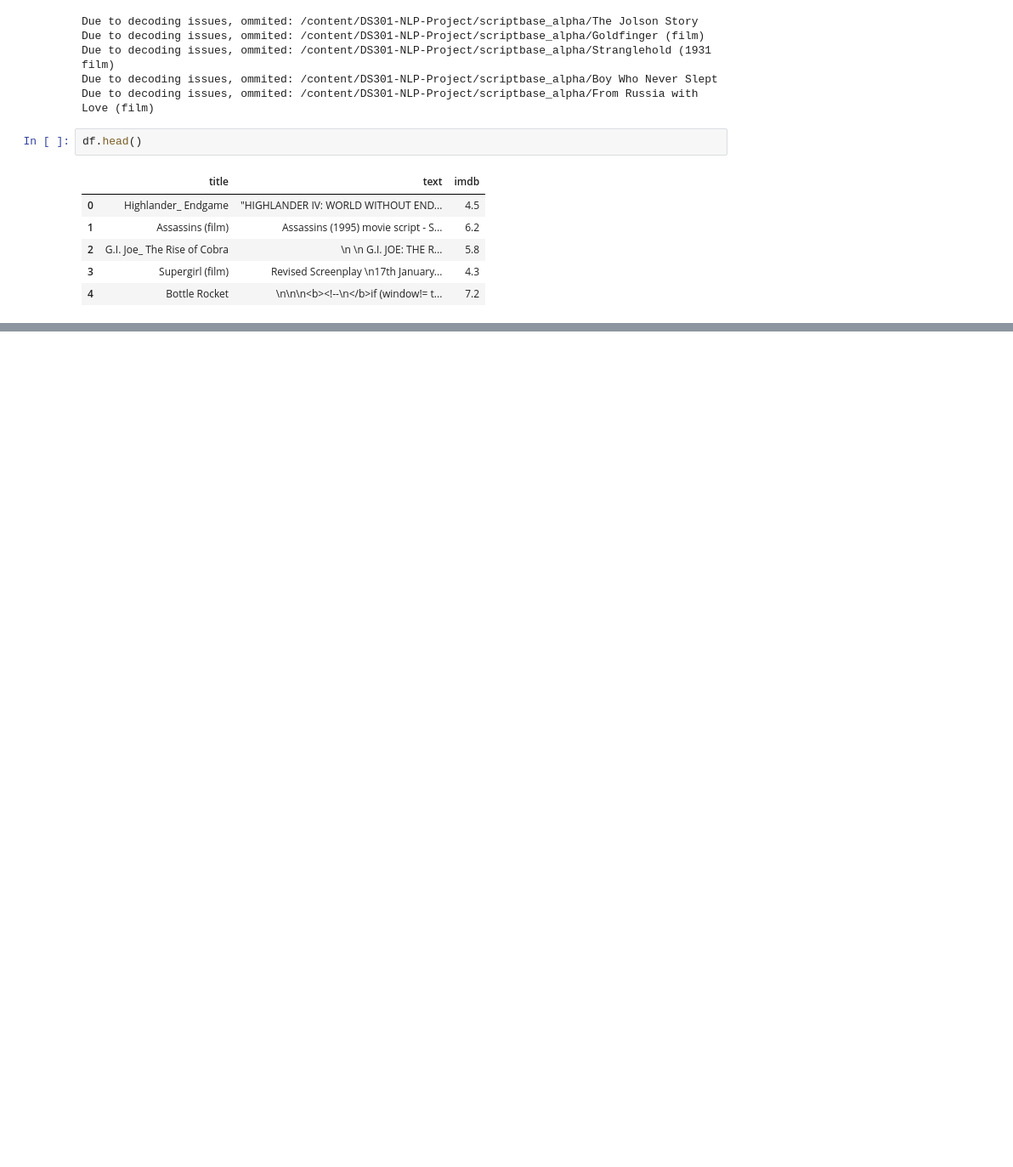
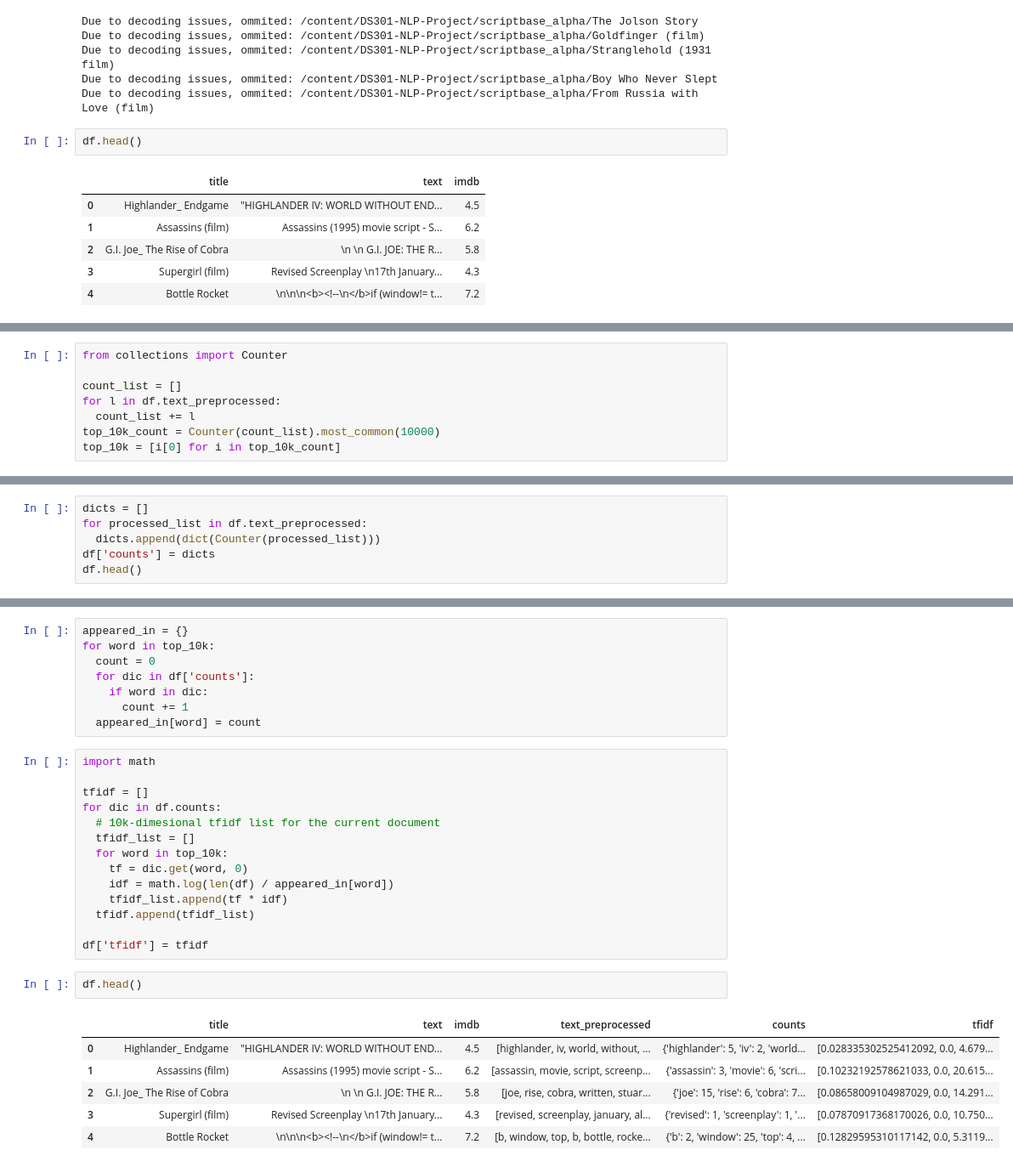
Before and after one commit to wangluheng328/DS301-NLP-Project, a Jupyter notebook: DS301_Project.ipynb, the cells around one changed output, grey strips where cells are left out. Shown: that part at 85% size. Cells and saved outputs as stored; diff of their text form; blank space fills up the shorter version.

Commit message:
Done log reg with tfidf

```diff
--- a/DS301_Project.ipynb
+++ b/DS301_Project.ipynb
@@ -48,0 +91,8 @@ df.head()
+# %%
+from collections import Counter
+
+count_list = []
+for l in df.text_preprocessed:
+  count_list += l
+top_10k_count = Counter(count_list).most_common(10000)
+top_10k = [i[0] for i in top_10k_count]
@@ -48,0 +103,6 @@ df.head()
+# %%
+dicts = []
+for processed_list in df.text_preprocessed:
+  dicts.append(dict(Counter(processed_list)))
+df['counts'] = dicts
+df.head()
@@ -48,0 +116,31 @@ df.head()
+# %%
+appeared_in = {}
+for word in top_10k:
+  count = 0
+  for dic in df['counts']:
+    if word in dic:
+      count += 1
+  appeared_in[word] = count
+# %%
+import math
+
+tfidf = []
+for dic in df.counts:
+  # 10k-dimesional tfidf list for the current document
+  tfidf_list = []
+  for word in top_10k:
+    tf = dic.get(word, 0)
+    idf = math.log(len(df) / appeared_in[word])
+    tfidf_list.append(tf * idf)
+  tfidf.append(tfidf_list)
+
+df['tfidf'] = tfidf
+# %%
+df.head()
+# %% [output]
+|  | title | text | imdb | text_preprocessed | counts | tfidf |
+| 0 | Highlander_ Endgame | "HIGHLANDER IV: WORLD WITHOUT END... | 4.5 | [highlander, iv, world, without, ... | {'highlander': 5, 'iv': 2, 'world... | [0.028335302525412092, 0.0, 4.679... |
+| 1 | Assassins (film) | Assassins (1995) movie script - S... | 6.2 | [assassin, movie, script, screenp... | {'assassin': 3, 'movie': 6, 'scri... | [0.10232192578621033, 0.0, 20.615... |
+| 2 | G.I. Joe_ The Rise of Cobra | \n \n G.I. JOE: THE R... | 5.8 | [joe, rise, cobra, written, stuar... | {'joe': 15, 'rise': 6, 'cobra': 7... | [0.08658009104987029, 0.0, 14.291... |
+| 3 | Supergirl (film) | Revised Screenplay \n17th January... | 4.3 | [revised, screenplay, january, al... | {'revised': 1, 'screenplay': 1, '... | [0.07870917368170026, 0.0, 10.750... |
+| 4 | Bottle Rocket | \n\n\n<b><!--\n</b>if (window!= t... | 7.2 | [b, window, top, b, bottle, rocke... | {'b': 2, 'window': 25, 'top': 4, ... | [0.12829595310117142, 0.0, 5.3119... |
```
Also changed, not shown: parts of 10 cells of this notebook, 1 other file.
